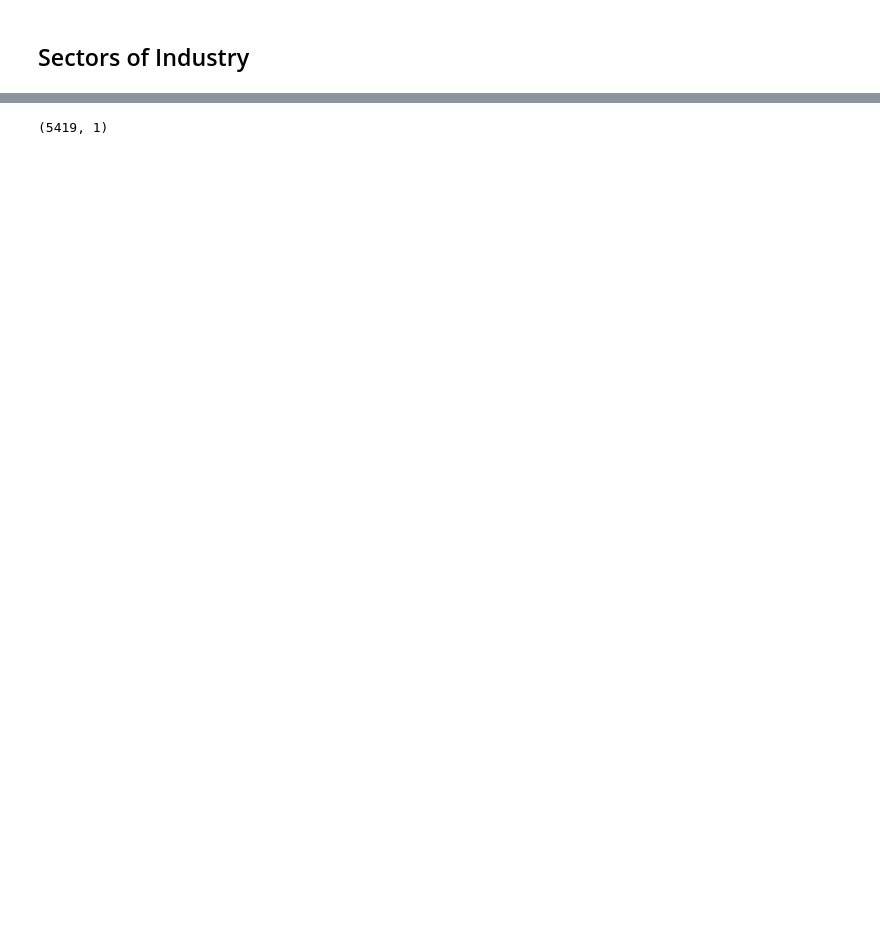
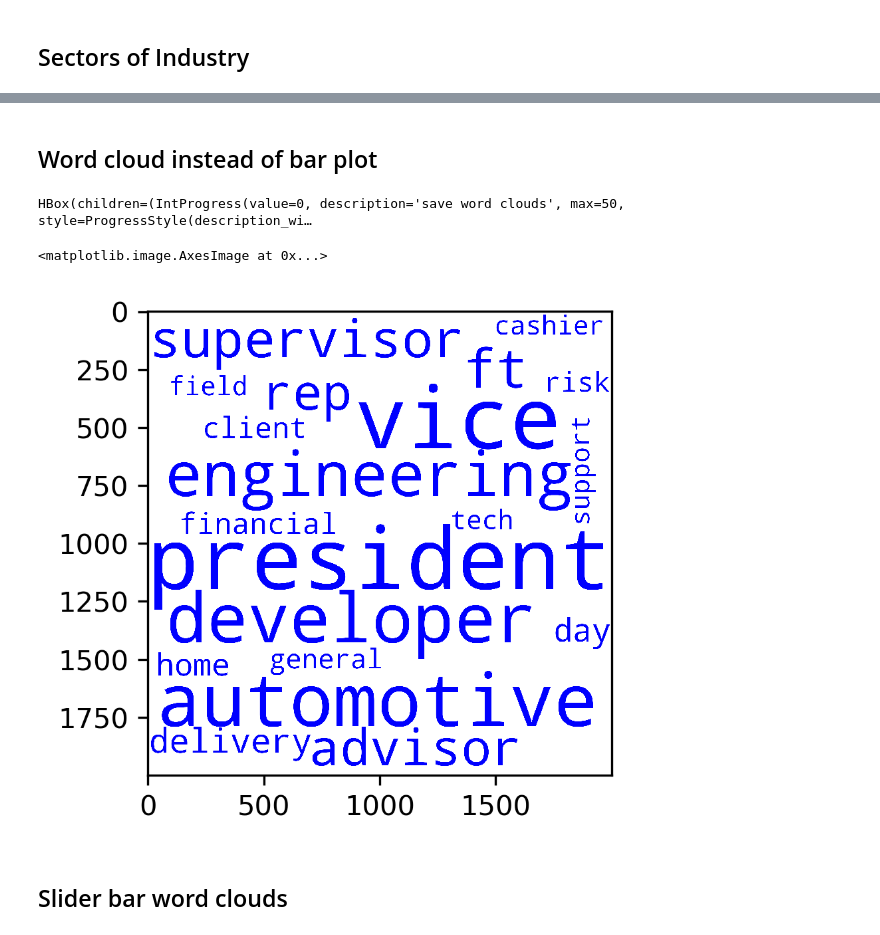
Before and after one commit to gkchen/Capstone_Project, a Jupyter notebook: explore_jobs.ipynb, the cells around one changed output, grey strips where cells are left out. Drawn from its saved outputs; the diff is of its cells as text; code cells hidden in the pictures; blank space fills up the shorter version.

Commit message:
added word clouds

```diff
--- a/explore_jobs.ipynb
+++ b/explore_jobs.ipynb
@@ -336,7 +310,5 @@ s = py.plot(fig, include_plotlyjs=False, output_type='div')
 py.iplot(fig)
 # %% [output]
 [interactive output not drawn]
-# %%
-topics.loc[0].shape
-# %% [output]
-(5419, 1)
+# %% [markdown]
+## Word cloud instead of bar plot
@@ -342,0 +319,31 @@ topics.loc[0].shape
+# %%
+for i in tqdm(topics.index.levels[0], desc='save word clouds'):
+    temp = topics.loc[i].sort_values('weight', ascending=False)['weight']
+    p_wc = WordCloud(background_color="rgba(255, 255, 255, 0)", mode="RGBA", margin=0, width=2000, height=2000, color_func=lambda *args, **kwargs: "blue")
+    n_wc = WordCloud(background_color="rgba(255, 255, 255, 0)", mode="RGBA", margin=0, width=2000, height=2000, color_func=lambda *args, **kwargs: "red")
+    p_wc.generate_from_frequencies(temp.head(20).to_dict())
+    n_wc.generate_from_frequencies(temp.tail(20).to_dict())
+
+    fig = plt.figure(figsize=(6*0.5, 6) ,dpi=300)
+    ax1 = fig.add_subplot(121)
+    ax1.imshow(p_wc)
+    plt.axis('off')
+    ax2 = fig.add_subplot(122)
+    ax2.imshow(n_wc)
+    plt.axis('off')
+    fig.savefig('plots/word_clouds/pc_{}.png'.format(i), bbox_inches='tight', transparent=True)
+    plt.close(fig)
+# %% [output]
+HBox(children=(IntProgress(value=0, description='save word clouds', max=50, style=ProgressStyle(description_wi…
+# %%
+test = WordCloud(background_color="rgba(255, 255, 255, 0)", mode="RGBA", margin=0, width=2000, height=2000, color_func=lambda *args, **kwargs: "blue")
+test.generate_from_frequencies(temp.head(20).to_dict())
+fig = plt.figure(figsize=(6*0.5, 6) ,dpi=300)
+ax = plt.subplot(111)
+ax.imshow(test)
+plt.axis('off')
+# %% [output]
+<matplotlib.image.AxesImage at 0x...>
+[figure, added]
+# %% [markdown]
+## Slider bar word clouds
```
Also changed, not shown: parts of 5 cells of this notebook, 54 other files.
